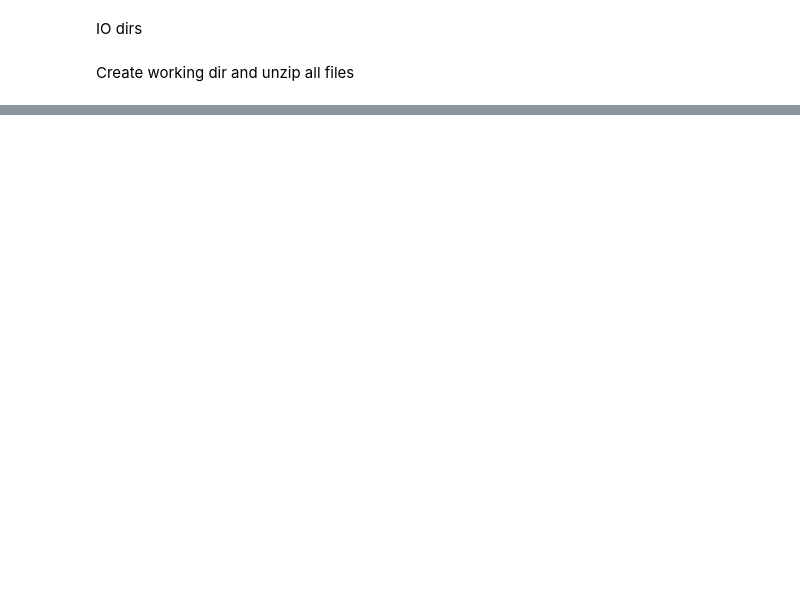
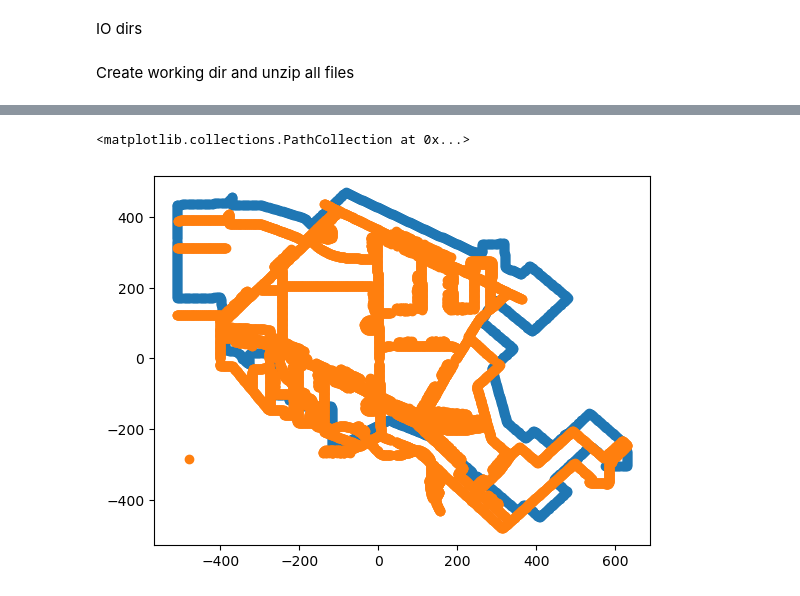
Before and after one commit to f-haces/RECTDNN, a Jupyter notebook: IndexGeorectification.ipynb, the cells around one changed output, grey strips where cells are left out. Cells and saved outputs as stored; diff of their text form; code cells hidden in the pictures; blank space fills up the shorter version.

```diff
--- a/IndexGeorectification.ipynb
+++ b/IndexGeorectification.ipynb
@@ -136,0 +268,13 @@ index_files.head(40)
+# %%
+point_geometry = [[point.geometry.x, point.geometry.y, 1] for i, point in point_boundary_gdf.iterrows()]
+point_geometry = inverse_transform @ np.array(point_geometry).T
+
+coords_shp = point_geometry.T[:, :]
+coords_ras = np.vstack((image_points[0, :], image_points[1, :], np.ones(image_points[1, :].shape))).T
+
+offsets = np.mean(coords_ras, axis=0)
+x_offset = offsets[0]
+y_offset = offsets[1]
+
+coords_shp_proc = np.vstack((coords_shp[:, 0] - x_offset, coords_shp[:, 1] - y_offset)).T
+coords_ras_proc = np.vstack((coords_ras[:, 0] - x_offset, coords_ras[:, 1] - y_offset)).T
@@ -136,0 +285,8 @@ index_files.head(40)
+# %%
+fig, ax = plt.subplots()
+
+ax.scatter(coords_shp_proc[:, 0], coords_shp_proc[:, 1])
+ax.scatter(coords_ras_proc[:, 0], coords_ras_proc[:, 1])
+# %% [output]
+<matplotlib.collections.PathCollection at 0x...>
+[figure, added]
```
Also changed, not shown: parts of 23 cells of this notebook, 4 other files.
